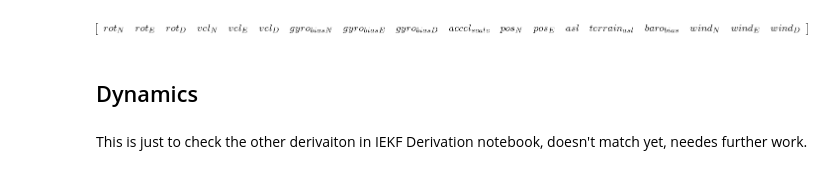
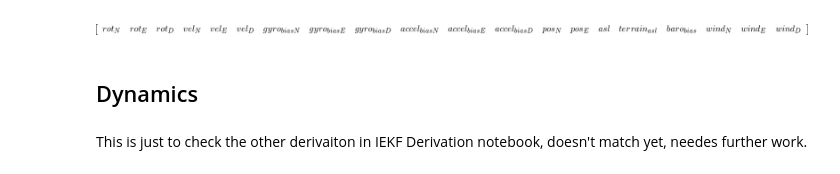
Before and after one commit to jgoppert/iekf_analysis, a Jupyter notebook: Measurement Jacobians.ipynb, the cells around one changed output. Cells and saved outputs as stored; diff of their text form; code cells hidden in the pictures.

```diff
--- a/Measurement Jacobians.ipynb
+++ b/Measurement Jacobians.ipynb
@@ -58,11 +62,11 @@ I_wx, I_wy, I_wz = mech.dynamicsymbols('I_wx, I_wy, I_wz')
 I_w_n = I_wx*frame_n.x + I_wy*frame_n.y  + I_wz*frame_n.z
 # %%
 xe = sympy.Matrix([rot_N, rot_E, rot_D, vel_N, vel_E, vel_D, gyro_bias_N, gyro_bias_E, gyro_bias_D,
-                   accel_scale,
+                   accel_bias_N, accel_bias_E, accel_bias_D,
                    pos_N, pos_E, asl, terrain_asl, baro_bias, wind_N, wind_E, wind_D])
 xe.T
 # %% [output]
-[figure, old version]
+[figure, new version]
 # %%
 def print_terms(terms):
     for t in terms:
```
Also changed, not shown: parts of 18 cells of this notebook, 1 other file.
